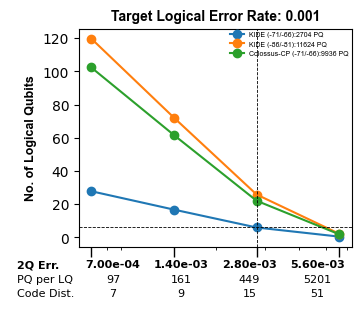
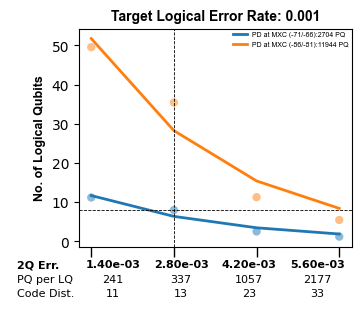
Code edit (unified diff) that turned the first committed figure into the second:
--- before
+++ after
@@ -7,12 +7,39 @@
 ax.set_title(f"Target Logical Error Rate: {target_ler}",fontproperties=title_font)
 LQ_dict = {}
+line_handles = []
 for label, val in NPQ.items():
     LQ = [val/rate for rate in  pq_per_lq]
-    ax.plot(tq_error, LQ, marker='o', label=label)
+    popt, _ = curve_fit(exp_decay, tq_error, LQ)
+
+    # Scatter points WITHOUT outline
+    ax.scatter(
+        tq_error,
+        LQ,
+        marker='o',
+        alpha=0.5,
+        edgecolors='none'
+    )
+    
+    x_data = 2.8e-3* np.array([0.5, 1, 1.5, 2])
+    
+    # Save line handle
+    line, = ax.plot(
+        x_data,
+        exp_decay(x_data, *popt),
+        linewidth=2,
+        label=label
+    )
+
+    line_handles.append(line)
+
     LQ_dict[label] = LQ
-    # ax.set_xticks([])
-    # ax.set_xticklabels([])
+# for label, val in NPQ.items():
+#     LQ = [val/rate for rate in  pq_per_lq]
+#     ax.plot(tq_error, LQ, marker='o', label=label)
+#     LQ_dict[label] = LQ
+#     # ax.set_xticks([])
+#     # ax.set_xticklabels([])
 
-ax.set_xscale('log')
+# ax.set_xscale('log')
 ax.xaxis.set_major_formatter(NullFormatter())
 ax.xaxis.set_minor_formatter(NullFormatter())
@@ -55,9 +82,11 @@
 handles, labels =  ax.get_legend_handles_labels()
 
-new_labels = []
-for label in labels:
-    new_label = f"{label}:{NPQ[label]} PQ"
-    new_labels.append(new_label)
-ax.legend(labels = new_labels,
+new_labels = [
+    f"{label}:{NPQ[label]} PQ"
+    for label in labels
+]
+    
+ax.legend(handles=line_handles,
+          labels = new_labels,
           ncol=1,
           bbox_to_anchor=(1,1),
@@ -67,5 +96,5 @@
           borderaxespad=0.)
 
-ax.axhline(y=LQ_dict["KIDE (-71/-66)"][2], color='k', linestyle='--',linewidth=0.6)
+ax.axhline(y=LQ_dict["PD at MXC (-71/-66)"][1], color='k', linestyle='--',linewidth=0.6)
 ax.axvline(x=2.8e-3, color='k', linestyle='--',linewidth=0.6)
 

Commit: 20260511 - draft ready